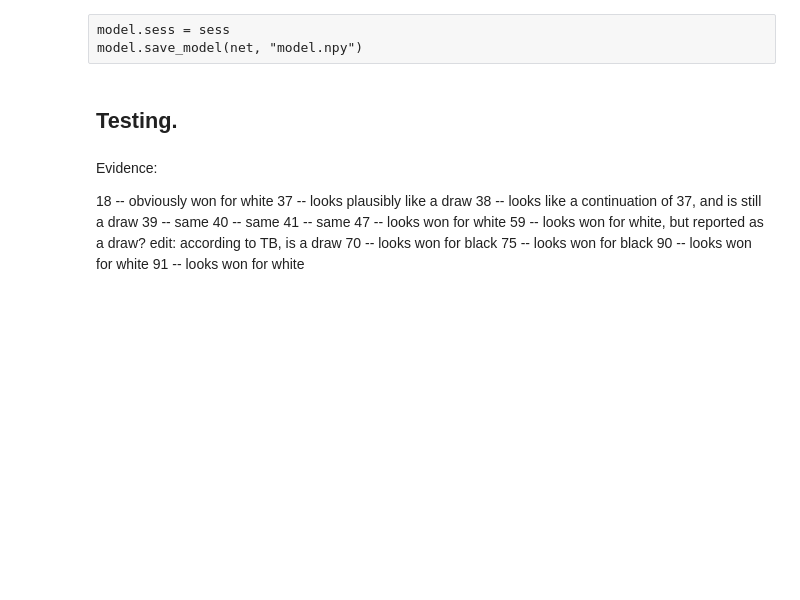
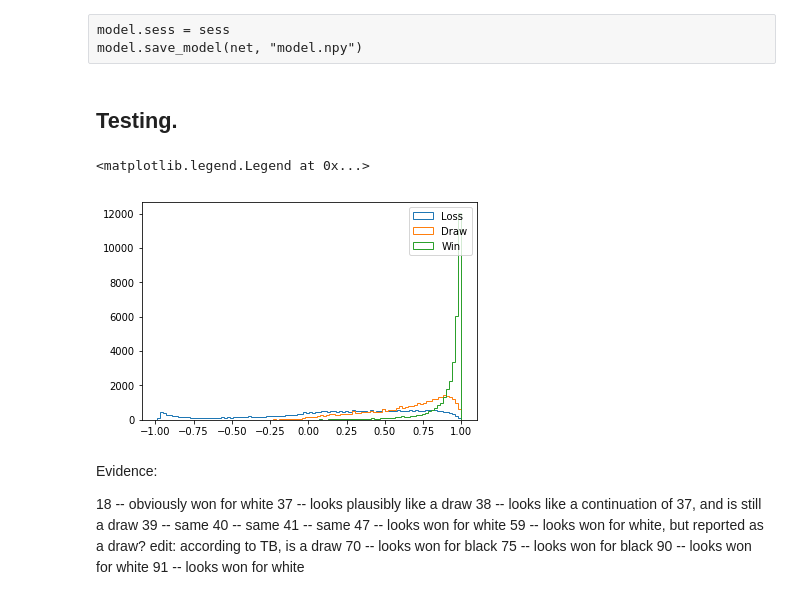
Before and after one commit to petersn/TinyMLChess, a Jupyter notebook: train.ipynb, the cells around one changed output. Cells and saved outputs as stored; diff of their text form; code cells hidden in the pictures; blank space fills up the shorter version.

Commit message:
Switching parameters around to try training a new value network.

```diff
--- a/train.ipynb
+++ b/train.ipynb
@@ -114,8 +115,9 @@ def get_random_subset(samples, n):
 load_next_chunk()
 cross_val = load_chunk(
     os.path.join(DATA_ROOT, "test_features.z"),
-    os.path.join(DATA_ROOT, "test_moves.z"),
+    os.path.join(DATA_ROOT, "test_outcomes.z"),
 )
+random.seed(123456789)
 cross_val = get_random_subset(cross_val, CROSS_VAL_SIZE)
 # %% [output]
     >>> Loading chunk: 0
@@ -123,5 +125,5 @@ cross_val = get_random_subset(cross_val, CROSS_VAL_SIZE)
 # %%
-net = model.ChessPolicyNet("policy/")
+net = model.ChessValueNet("value/")
 print "Total network parameters:", net.total_parameters
 sess = tf.InteractiveSession()
 sess.run(tf.initialize_all_variables())
@@ -145,7 +147,7 @@ def save_model():
     global model_save_counter
     model_save_counter += 1
     model.sess = sess
-    model.save_model(net, "models/policy-10x128-model-%03i.npy" % model_save_counter)
+    model.save_model(net, "models/value-BAD-10x96-model-%03i.npy" % model_save_counter)
 # %% [raw]
 model.sess = sess
 #model.load_model(net, "models/value-6x128-model-001.npy")
@@ -154,7 +156,7 @@ model.load_model(net, "models/joint-model-040.npy")
 total_work = 0.0
 start_time = time.time()
 best_loss = float("inf")
-lr_schedule = lambda step: 0.005 * 0.5**(step / 15e4)
+lr_schedule = lambda step: 0.005 * 0.5**(step / 30e3)
 
 for overall_step in range(10000):
     lr = lr_schedule(total_training_steps)
@@ -192,7 +194,7 @@ for overall_step in range(10000):
         total_training_steps += 1
 
     # Periodically swap out the data for fresh training data.
-    if (overall_step + 1) % 5 == 0:
+    if (overall_step + 1) % 50000 == 0:
         load_next_chunk()
     if (overall_step + 1) % 150 == 0:
         save_model()
@@ -227,20 +258,24 @@ for i in (-1, 0, 1):
 # %%
 buckets = {-1: [], 0: [], 1: []}
 src = chunk
 #src = cross_val
-for i in xrange(20):
+for i in xrange(400):
     s = slice(1000 * i, 1000 * (i + 1))
     result = net.final_output.eval(feed_dict={
         net.input_ph: src["features"][s],
         net.desired_output_ph: src["moves"][s],
         net.is_training_ph: False,
     })
     for output, outcome in zip(result, src["moves"][s]):
         buckets[outcome[0]].append(output[0])
-_ = plt.hist(buckets[-1], bins=100, histtype="step")
-_ = plt.hist(buckets[0], bins=100, histtype="step")
-_ = plt.hist(buckets[1], bins=100, histtype="step")
+minlen = min(map(len, buckets.values()))
+_ = plt.hist(buckets[-1][:minlen], bins=100, histtype="step")
+_ = plt.hist(buckets[0][:minlen], bins=100, histtype="step")
+_ = plt.hist(buckets[1][:minlen], bins=100, histtype="step")
 plt.legend(["Loss", "Draw", "Win"])
+# %% [output]
+<matplotlib.legend.Legend at 0x...>
+[figure, added]
 # %%
 chunk["moves"].shape
 # %%
```
Also changed, not shown: parts of 10 cells of this notebook, 1 other file.
